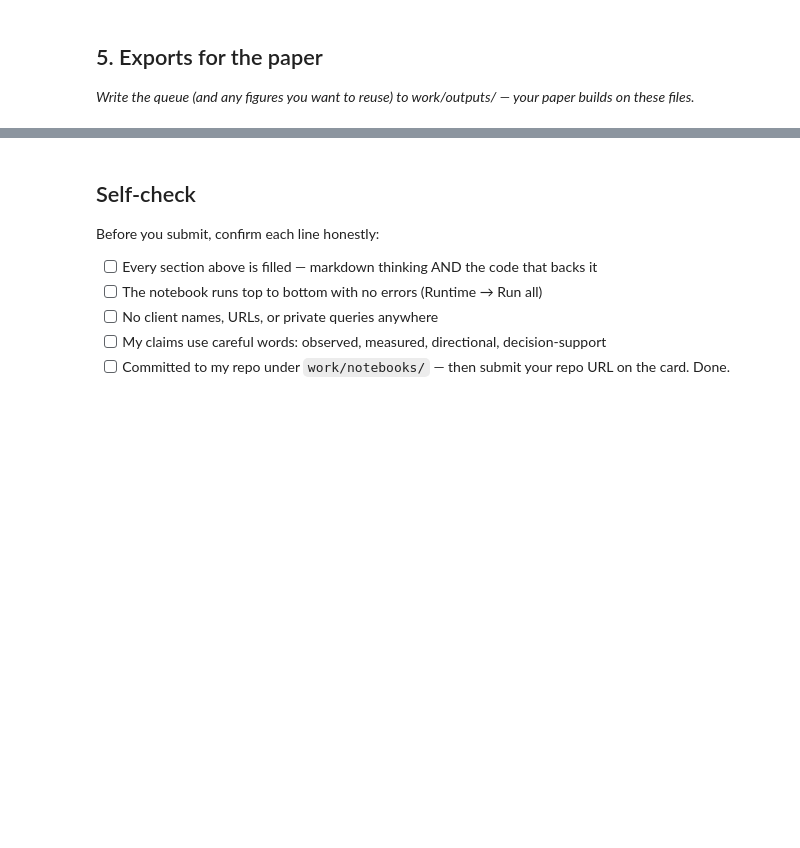
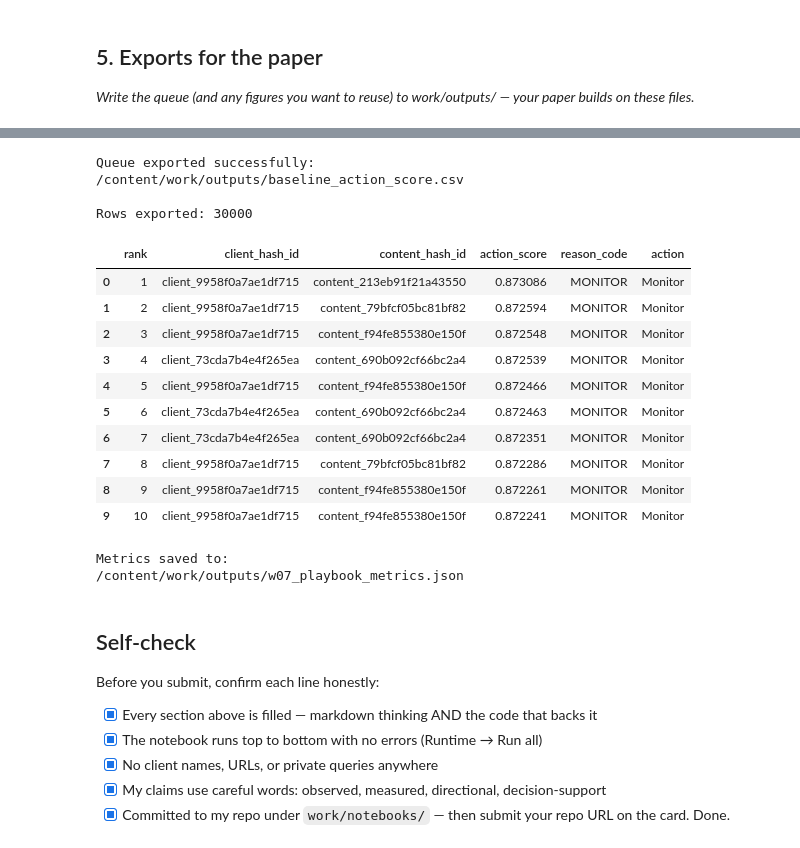
Before and after one commit to aamr8010/flyrank-ml-internship, a Jupyter notebook: work/notebooks/w07_action_playbook.ipynb, the cells around one changed output, grey strips where cells are left out. Drawn from its saved outputs; the diff is of its cells as text; code cells hidden in the pictures; blank space fills up the shorter version.

```diff
--- a/work/notebooks/w07_action_playbook.ipynb
+++ b/work/notebooks/w07_action_playbook.ipynb
@@ -44,10 +276,80 @@ This skeleton is yours to fill. Work the sections **in order** — each one has
+# %%
+# Create output directory
+output_dir = "/content/work/outputs"
+os.makedirs(output_dir, exist_ok=True)
+
+# Select safe output columns
+queue = work[
+    [
+        "rank",
+        "client_hash_id",
+        "content_hash_id",
+        "action_score",
+        "reason_code",
+        "action"
+    ]
+].copy()
+
+output_path = os.path.join(
+    output_dir,
+    "baseline_action_score.csv"
+)
+
+queue.to_csv(output_path, index=False)
+
+print("Queue exported successfully:")
+print(output_path)
+
+print("\nRows exported:", len(queue))
+
+display(queue.head(10))
+# %% [output]
+Queue exported successfully:
+/content/work/outputs/baseline_action_score.csv
+
+Rows exported: 30000
+|  | rank | client_hash_id | content_hash_id | action_score | reason_code | action |
+| 0 | 1 | client_9958f0a7ae1df715 | content_213eb91f21a43550 | 0.873086 | MONITOR | Monitor |
+| 1 | 2 | client_9958f0a7ae1df715 | content_79bfcf05bc81bf82 | 0.872594 | MONITOR | Monitor |
+| 2 | 3 | client_9958f0a7ae1df715 | content_f94fe855380e150f | 0.872548 | MONITOR | Monitor |
+| 3 | 4 | client_73cda7b4e4f265ea | content_690b092cf66bc2a4 | 0.872539 | MONITOR | Monitor |
+| 4 | 5 | client_9958f0a7ae1df715 | content_f94fe855380e150f | 0.872466 | MONITOR | Monitor |
+| 5 | 6 | client_73cda7b4e4f265ea | content_690b092cf66bc2a4 | 0.872463 | MONITOR | Monitor |
+| 6 | 7 | client_73cda7b4e4f265ea | content_690b092cf66bc2a4 | 0.872351 | MONITOR | Monitor |
+| 7 | 8 | client_9958f0a7ae1df715 | content_79bfcf05bc81bf82 | 0.872286 | MONITOR | Monitor |
+| 8 | 9 | client_9958f0a7ae1df715 | content_f94fe855380e150f | 0.872261 | MONITOR | Monitor |
+| 9 | 10 | client_9958f0a7ae1df715 | content_f94fe855380e150f | 0.872241 | MONITOR | Monitor |
+# %%
+import json
+
+metrics = {
+    "dataset_rows": int(len(df)),
+    "queue_rows": int(len(queue)),
+    "top_score": float(queue["action_score"].max()),
+    "reason_code_counts": queue["reason_code"].value_counts().to_dict(),
+    "note": "Directional decision-support baseline; requires human review."
+}
+
+metrics_path = os.path.join(
+    output_dir,
+    "w07_playbook_metrics.json"
+)
+
+with open(metrics_path, "w") as f:
+    json.dump(metrics, f, indent=2)
+
+print("Metrics saved to:")
+print(metrics_path)
+# %% [output]
+Metrics saved to:
+/content/work/outputs/w07_playbook_metrics.json
 # %% [markdown]
 ## Self-check
 
 Before you submit, confirm each line honestly:
 
-- [ ] Every section above is filled — markdown thinking AND the code that backs it
-- [ ] The notebook runs top to bottom with no errors (Runtime → Run all)
-- [ ] No client names, URLs, or private queries anywhere
-- [ ] My claims use careful words: observed, measured, directional, decision-support
-- [ ] Committed to my repo under `work/notebooks/` — then submit your repo URL on the card. Done.
+- [x] Every section above is filled — markdown thinking AND the code that backs it
+- [x] The notebook runs top to bottom with no errors (Runtime → Run all)
+- [x] No client names, URLs, or private queries anywhere
+- [x] My claims use careful words: observed, measured, directional, decision-support
+- [x] Committed to my repo under `work/notebooks/` — then submit your repo URL on the card. Done.
```
Also changed, not shown: parts of 12 cells of this notebook.
